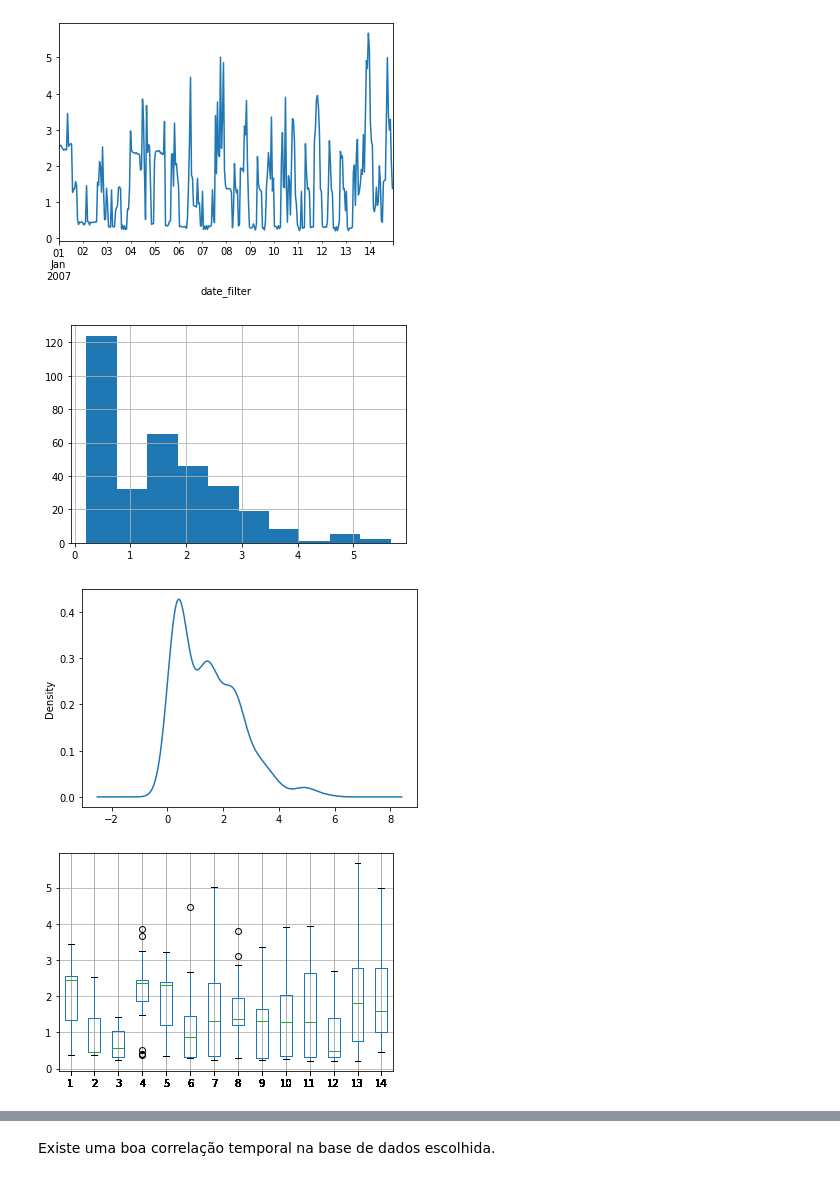
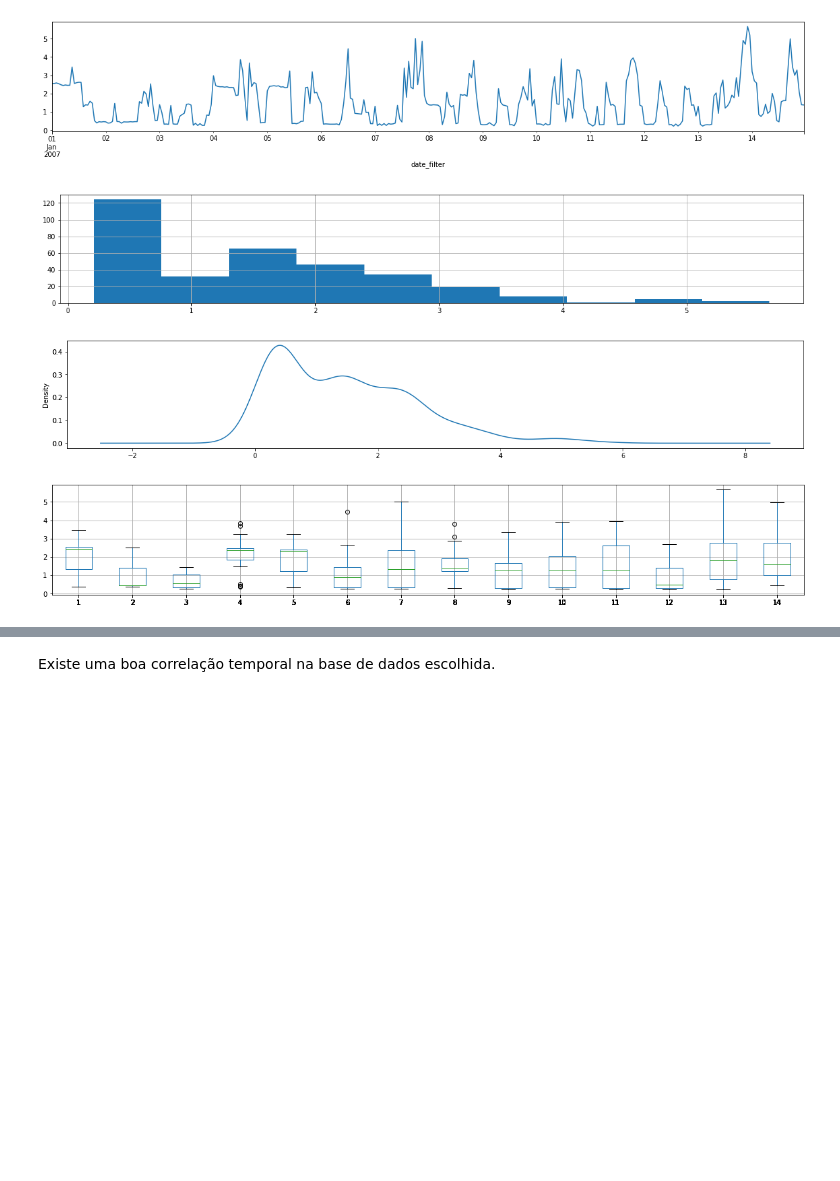
Before and after one commit to Gunisalvo/ppget-aprendizado-de-maquinas, a Jupyter notebook: demand_response.ipynb, the cells around one changed output, grey strips where cells are left out. Saved outputs shown, nothing was run; the diff lists cells and outputs as text; code cells hidden in the pictures; blank space fills up the shorter version.

```diff
--- a/demand_response.ipynb
+++ b/demand_response.ipynb
@@ -43,27 +43,28 @@ def clean_data(dataframe):
 series = clean_data(data_base)
 # %%
 import matplotlib as plt
+plt.rcParams["figure.figsize"] = (20,3)
 
 series.plot()
 plt.pyplot.show()
 # %% [output]
-[figure, old version]
+[figure, new version]
 # %%
 series.hist()
 plt.pyplot.show()
 # %% [output]
-[figure, old version]
+[figure, new version]
 # %%
 series.plot(kind="kde")
 plt.pyplot.show()
 # %% [output]
-[figure, old version]
+[figure, new version]
 # %%
 pd.DataFrame(series).set_index(series.index.day, append=True).unstack().boxplot()
 plt.pyplot.xticks(series.index.day, list(series.index.day))
 plt.pyplot.show()
 # %% [output]
-[figure, old version]
+[figure, new version]
 # %%
 pd.plotting.lag_plot(series)
 plt.pyplot.show()
```
Also changed, not shown: parts of 7 cells of this notebook, 1 other file.
